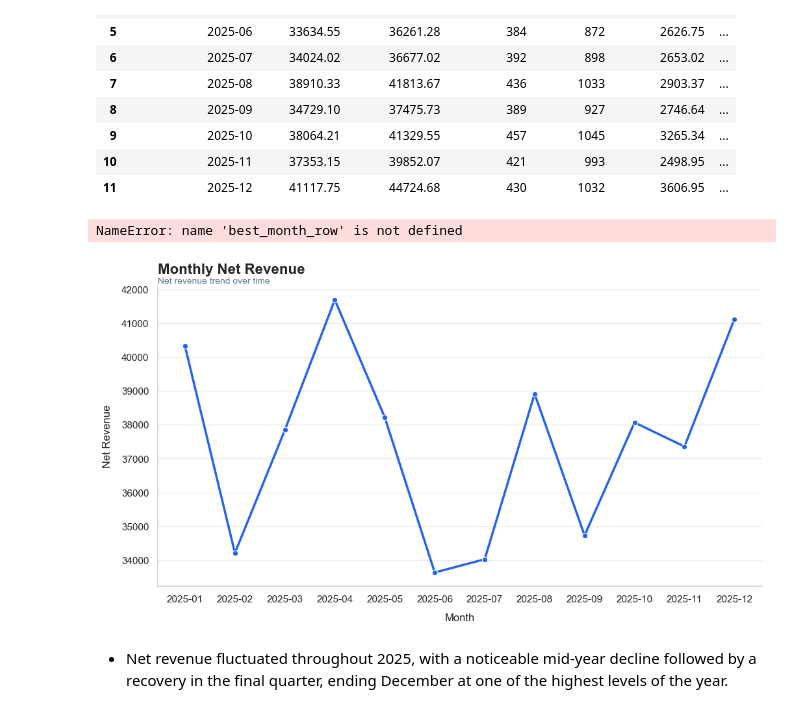
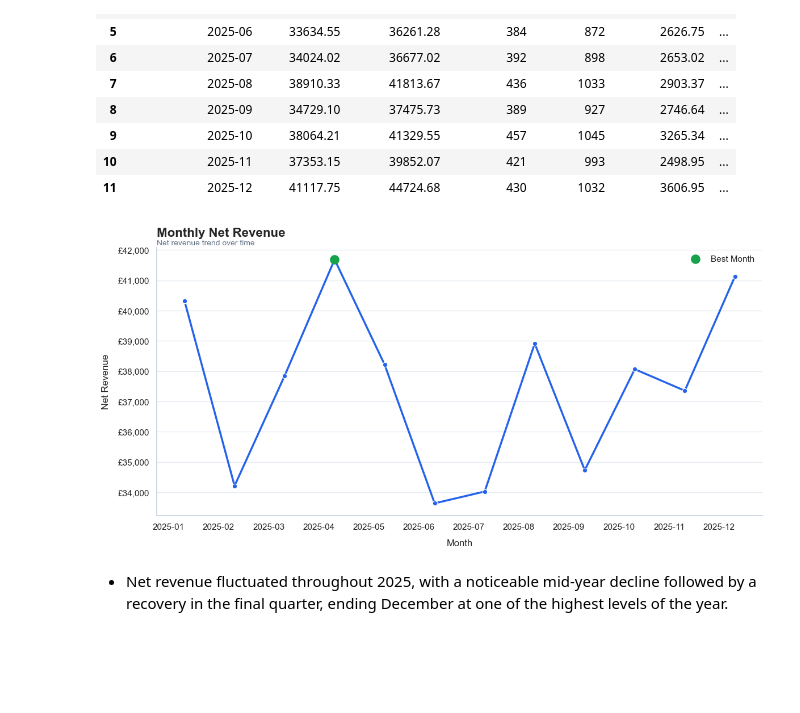
Before and after one commit to JoalysonLima/small-business-sales-analysis, a Jupyter notebook: notebooks/01_sales_cleaning_analysis.ipynb, the cells around one changed output. Drawn from its saved outputs; the diff is of its cells as text; code cells hidden in the pictures; blank space fills up the shorter version.

```diff
--- a/notebooks/01_sales_cleaning_analysis.ipynb
+++ b/notebooks/01_sales_cleaning_analysis.ipynb
@@ -1795,6 +1795,9 @@ sns.lineplot(
     color=ecommerce_palette["primary"],
     ax=ax
 )
+
+best_month_idx = monthly_revenue["net_revenue"].idxmax()
+best_month_row = monthly_revenue.loc[best_month_idx]
 
 style_ax(
     ax,
@@ -1805,35 +1808,34 @@ style_ax(
 )
 
 ax.scatter(
     best_month_row["order_month_period"],
     best_month_row["net_revenue"],
     s=120,
     color=ecommerce_palette["success"],
     zorder=5,
     label="Best Month"
 )
 
 apply_currency_to_axis(
     ax,
     axis="y",
     currency_symbol="£"
 )
 
 plt.xticks(ha="right")
 plt.tight_layout()
 
 ax.legend(frameon=False)
 
 plt.savefig(
     FIGURES_PATH / "monthly_net_revenue.png",
     dpi=300,
     bbox_inches="tight"
 )
 
 plt.show()
 # %% [output]
-NameError: name 'best_month_row' is not defined
-[figure, old version]
+[figure, new version]
 # %% [markdown]
 - Net revenue fluctuated throughout 2025, with a noticeable mid-year decline followed by a recovery in the final quarter, ending December at one of the highest levels of the year.
 # %% [markdown]
```
Also changed, not shown: 1 other file.
